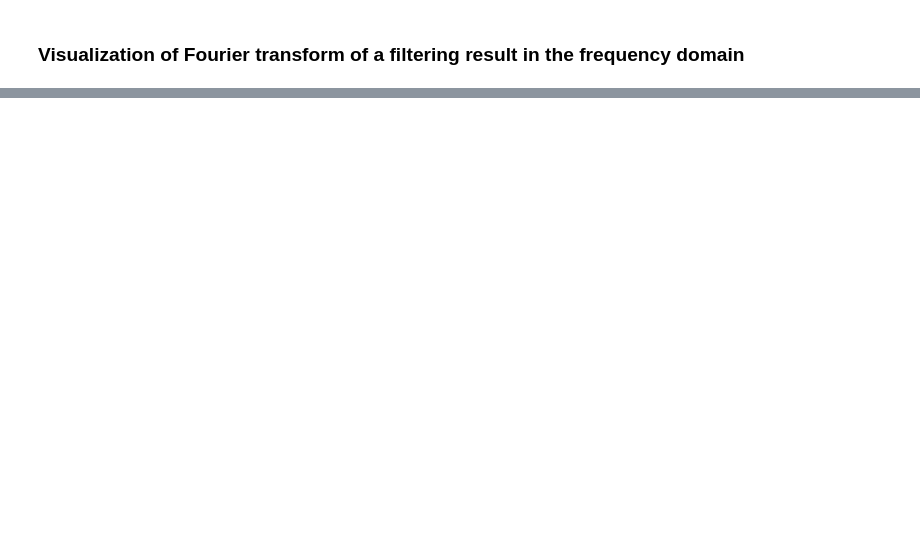
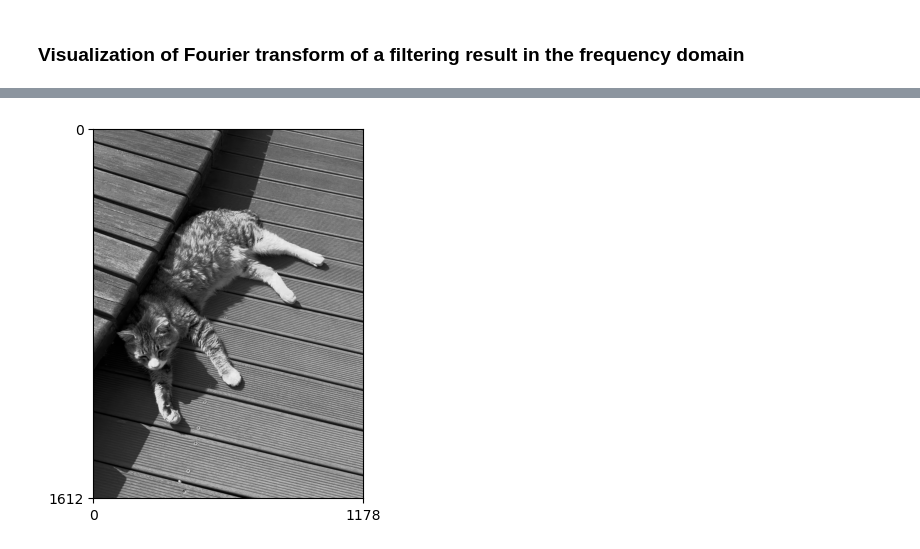
Before and after one commit to jhb341/computational-photography, a Jupyter notebook: assn2/code/lpf.ipynb, the cells around one changed output, grey strips where cells are left out. Cells and saved outputs as stored; diff of their text form; code cells hidden in the pictures; blank space fills up the shorter version.

```diff
--- a/assn2/code/lpf.ipynb
+++ b/assn2/code/lpf.ipynb
@@ -153,0 +169,4 @@ show_spectrum(rgb_filtered)
+# %%
+show_image(rgb_filtered)
+# %% [output]
+[figure, added]
```
Also changed, not shown: parts of 9 cells of this notebook.
